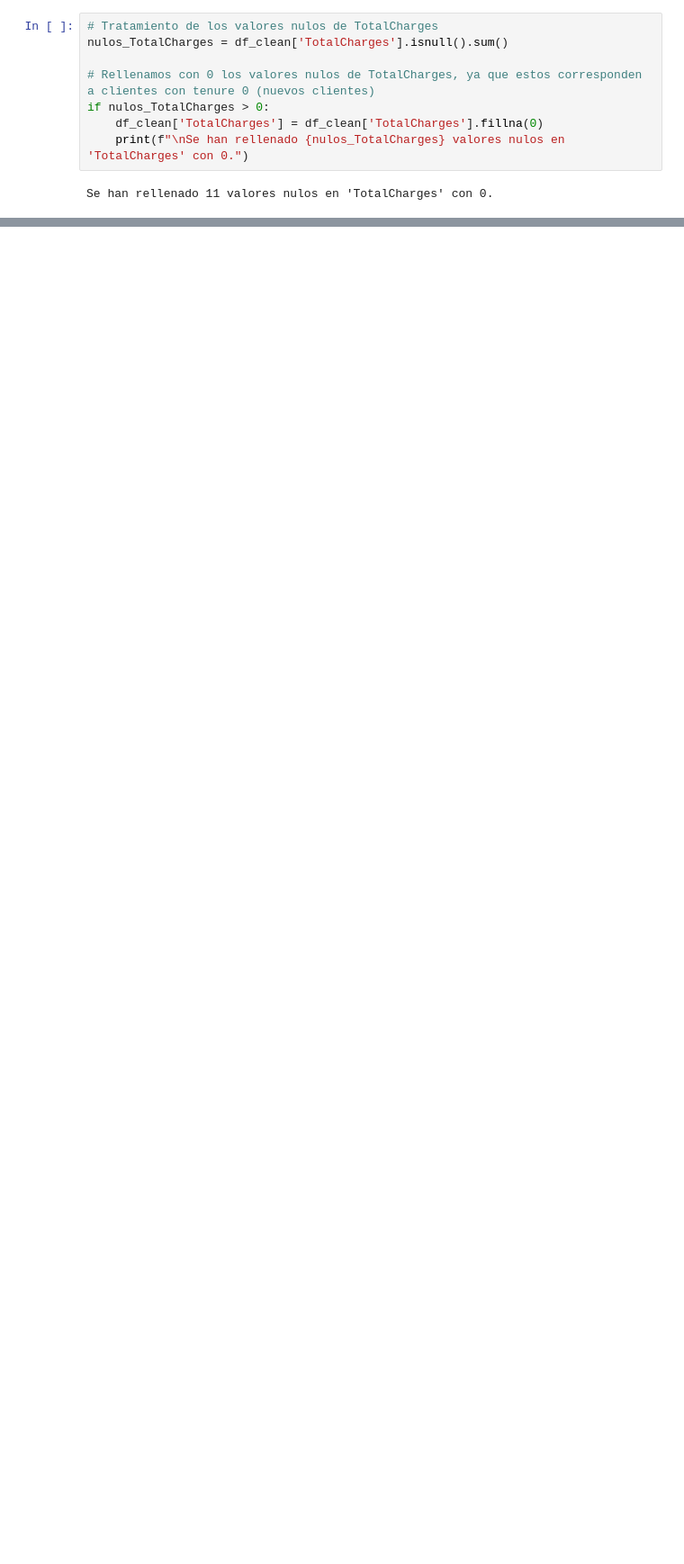
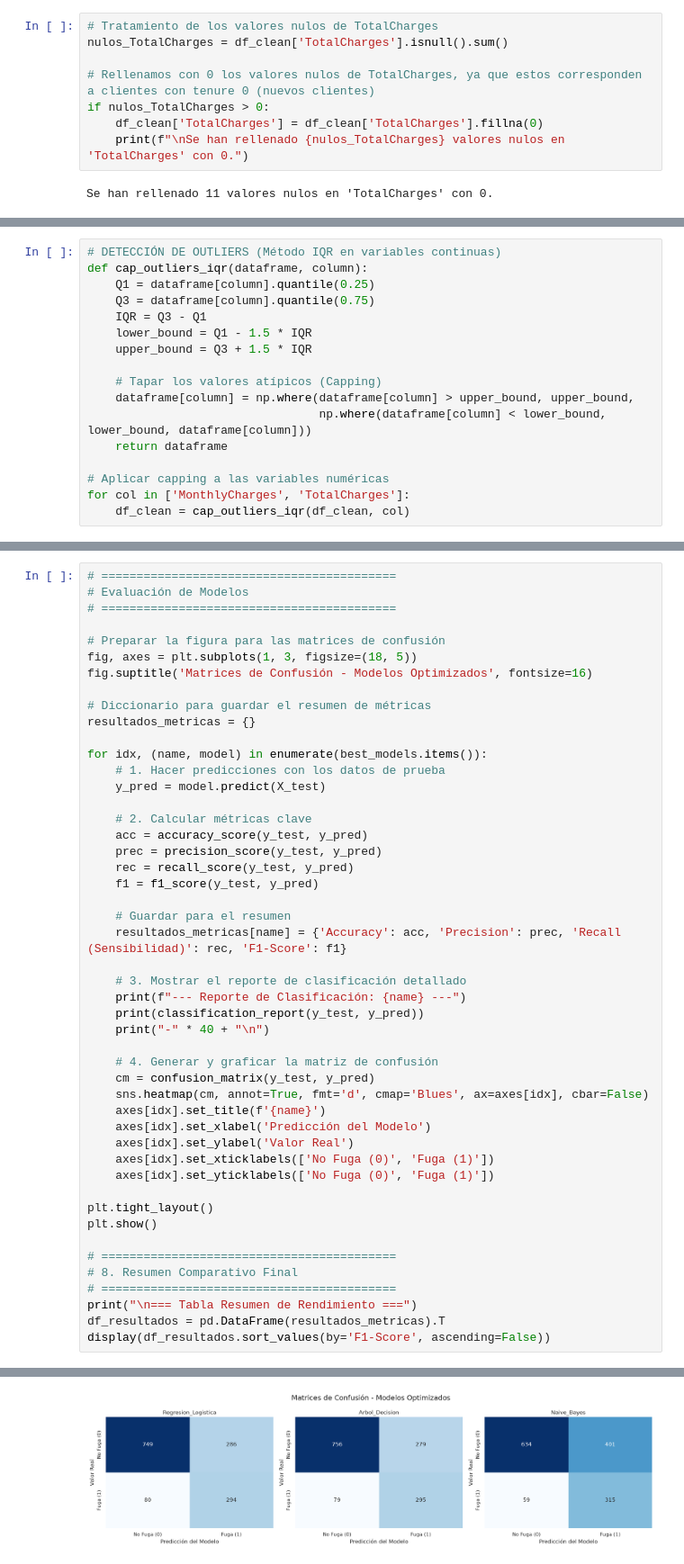
Before and after one commit to ctobar96/Latam_DataScience2024, a Jupyter notebook: Proyectos_MachineLearning/Desafio-Predicción de churn/Prediccion_Churn.ipynb, the cells around one changed output, grey strips where cells are left out. Shown at 90% size. Cells and saved outputs as stored; diff of their text form; blank space fills up the shorter version.

```diff
--- a/Proyectos_MachineLearning/Desafio-Predicción de churn/Prediccion_Churn.ipynb
+++ b/Proyectos_MachineLearning/Desafio-Predicción de churn/Prediccion_Churn.ipynb
@@ -250,0 +261,17 @@ Se han rellenado 11 valores nulos en 'TotalCharges' con 0.
+# %%
+# DETECCIÓN DE OUTLIERS (Método IQR en variables continuas)
+def cap_outliers_iqr(dataframe, column):
+    Q1 = dataframe[column].quantile(0.25)
+    Q3 = dataframe[column].quantile(0.75)
+    IQR = Q3 - Q1
+    lower_bound = Q1 - 1.5 * IQR
+    upper_bound = Q3 + 1.5 * IQR
+
+    # Tapar los valores atípicos (Capping)
+    dataframe[column] = np.where(dataframe[column] > upper_bound, upper_bound,
+                                 np.where(dataframe[column] < lower_bound, lower_bound, dataframe[column]))
+    return dataframe
+
+# Aplicar capping a las variables numéricas
+for col in ['MonthlyCharges', 'TotalCharges']:
+    df_clean = cap_outliers_iqr(df_clean, col)
@@ -250,0 +394,49 @@ Se han rellenado 11 valores nulos en 'TotalCharges' con 0.
+# %%
+# ==========================================
+# Evaluación de Modelos
+# ==========================================
+
+# Preparar la figura para las matrices de confusión
+fig, axes = plt.subplots(1, 3, figsize=(18, 5))
+fig.suptitle('Matrices de Confusión - Modelos Optimizados', fontsize=16)
+
+# Diccionario para guardar el resumen de métricas
+resultados_metricas = {}
+
+for idx, (name, model) in enumerate(best_models.items()):
+    # 1. Hacer predicciones con los datos de prueba
+    y_pred = model.predict(X_test)
+
+    # 2. Calcular métricas clave
+    acc = accuracy_score(y_test, y_pred)
+    prec = precision_score(y_test, y_pred)
+    rec = recall_score(y_test, y_pred)
+    f1 = f1_score(y_test, y_pred)
+
+    # Guardar para el resumen
+    resultados_metricas[name] = {'Accuracy': acc, 'Precision': prec, 'Recall (Sensibilidad)': rec, 'F1-Score': f1}
+
+    # 3. Mostrar el reporte de clasificación detallado
+    print(f"--- Reporte de Clasificación: {name} ---")
+    print(classification_report(y_test, y_pred))
+    print("-" * 40 + "\n")
+
+    # 4. Generar y graficar la matriz de confusión
+    cm = confusion_matrix(y_test, y_pred)
+    sns.heatmap(cm, annot=True, fmt='d', cmap='Blues', ax=axes[idx], cbar=False)
+    axes[idx].set_title(f'{name}')
+    axes[idx].set_xlabel('Predicción del Modelo')
+    axes[idx].set_ylabel('Valor Real')
+    axes[idx].set_xticklabels(['No Fuga (0)', 'Fuga (1)'])
+    axes[idx].set_yticklabels(['No Fuga (0)', 'Fuga (1)'])
+
+plt.tight_layout()
+plt.show()
+
+# ==========================================
+# 8. Resumen Comparativo Final
+# ==========================================
+print("\n=== Tabla Resumen de Rendimiento ===")
+df_resultados = pd.DataFrame(resultados_metricas).T
+display(df_resultados.sort_values(by='F1-Score', ascending=False))
+# %% [output]
@@ -250,0 +460 @@ Se han rellenado 11 valores nulos en 'TotalCharges' con 0.
+[figure, added]
```
Also changed, not shown: parts of 7 cells of this notebook.
